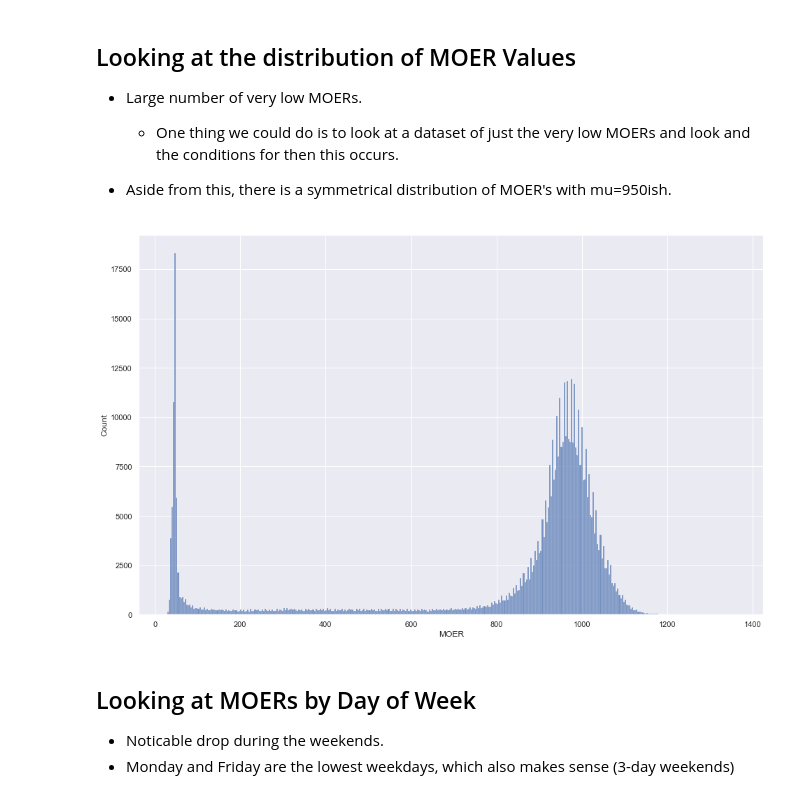
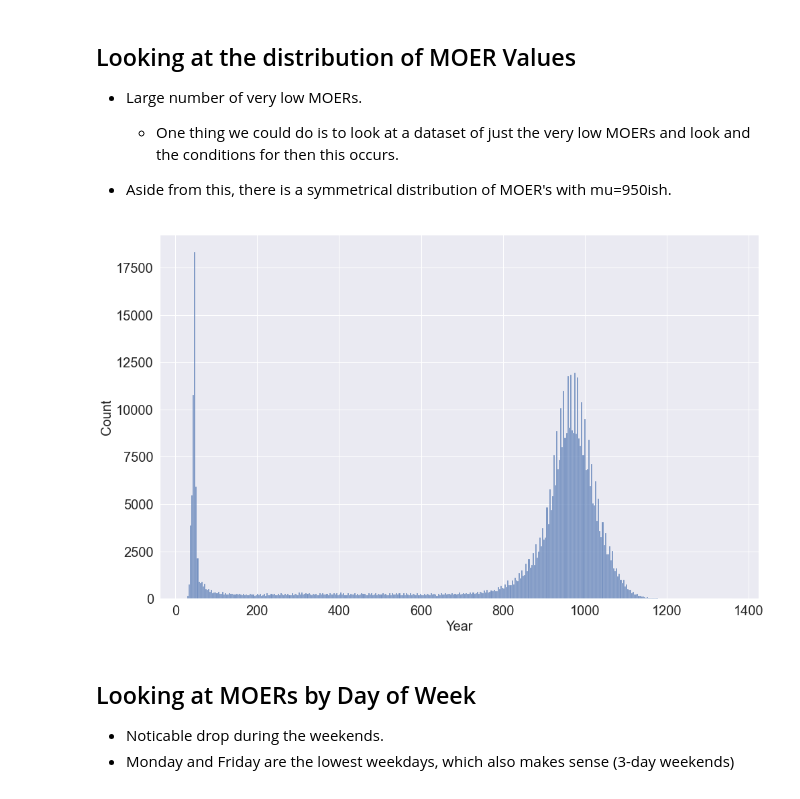
Before and after one commit to utkarshapets/load-shift-emissions, a Jupyter notebook: Wattime EDA.ipynb, the cells around one changed output. Saved outputs shown, nothing was run; the diff lists cells and outputs as text; code cells hidden in the pictures.

```diff
--- a/Wattime EDA.ipynb
+++ b/Wattime EDA.ipynb
@@ -105,9 +104,14 @@ df.sort_values(by="MOER").head(20)
 - Aside from this, there is a symmetrical distribution of MOER's with mu=950ish.
 # %%
 sns.set(rc={'figure.figsize':(16, 10)});
-sns.histplot(data=df, x="MOER");
+sns.histplot(data=df, x="MOER")
+plt.xlabel("Year", fontsize=20)
+plt.ylabel("Count", fontsize=20)
+plt.xticks(fontsize=20)
+plt.yticks(fontsize=20)
+plt.savefig("MOER-histogram.png", edgecolor='black', dpi=400, transparent=True);
 # %% [output]
-[figure, old version]
+[figure, new version]
 # %% [markdown]
 ## Looking at MOERs by Day of Week
 - Noticable drop during the weekends.
```
Also changed, not shown: parts of 6 cells of this notebook, 2 other files.
